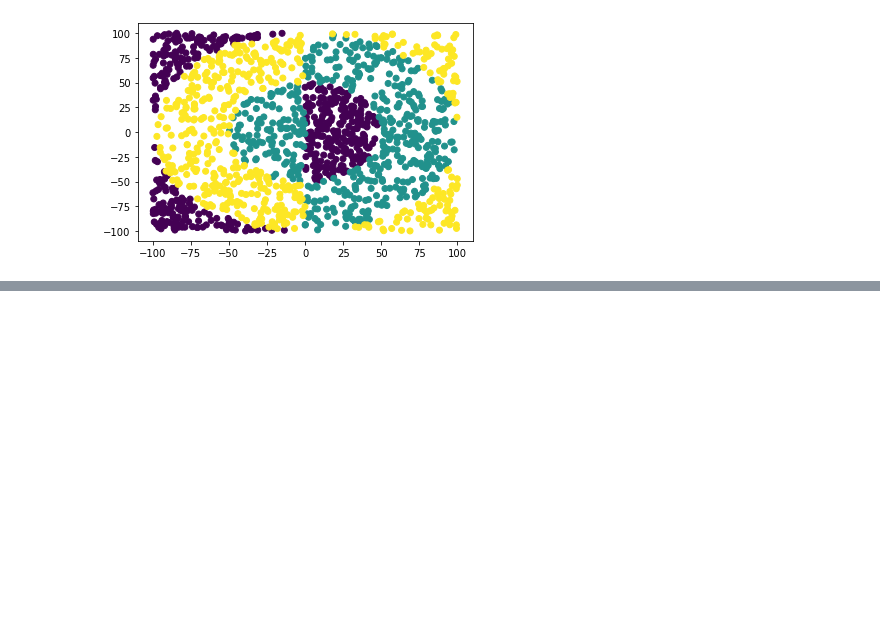
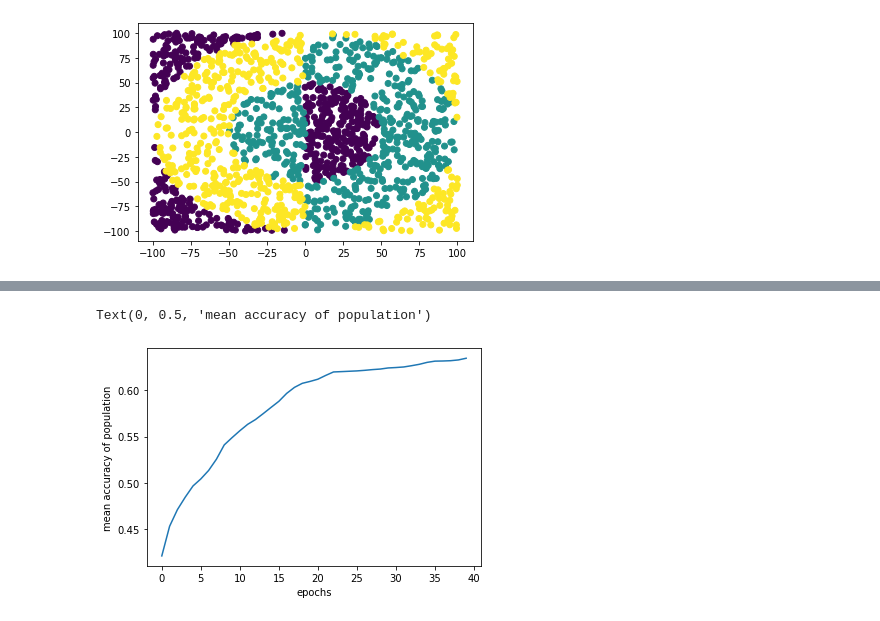
Before and after one commit to jakwisn/metody_inteligencji_obliczeniowej, a Jupyter notebook: zadania/NEAT2.ipynb, the cells around one changed output, grey strips where cells are left out. Saved outputs shown, nothing was run; the diff lists cells and outputs as text; code cells hidden in the pictures; blank space fills up the shorter version.

```diff
--- a/zadania/NEAT2.ipynb
+++ b/zadania/NEAT2.ipynb
@@ -266,9 +266,9 @@ class NEAT:
 
             self.population = list(np.array(new_population)[best])
             self.gen_mean.append(np.mean([specimen.accuracy(x, y) for specimen in self.population]))
-            print(f'Population mean: {self.gen_mean[-1]}Population best: {np.max(metrics_for_new_population)}', end='\r')
+            print(f'Population mean: {self.gen_mean[-1]} \nPopulation best: {np.max(metrics_for_new_population)}', end='\r')
 
-        metrics_for_new_population = [specimen.accuracy() for specimen in self.population]
+        metrics_for_new_population = [specimen.accuracy(x,y) for specimen in self.population]
         best = np.argsort(metrics_for_new_population)
         self.best = self.population[best[-1]]
 # %%
@@ -297,0 +322,7 @@ Population best: 0.5266666666666666
+# %%
+plt.plot(neat.gen_mean)
+plt.xlabel('epochs')
+plt.ylabel('mean accuracy of population')
+# %% [output]
+Text(0, 0.5, 'mean accuracy of population')
+[figure, added]
```
Also changed, not shown: parts of 5 cells of this notebook.
